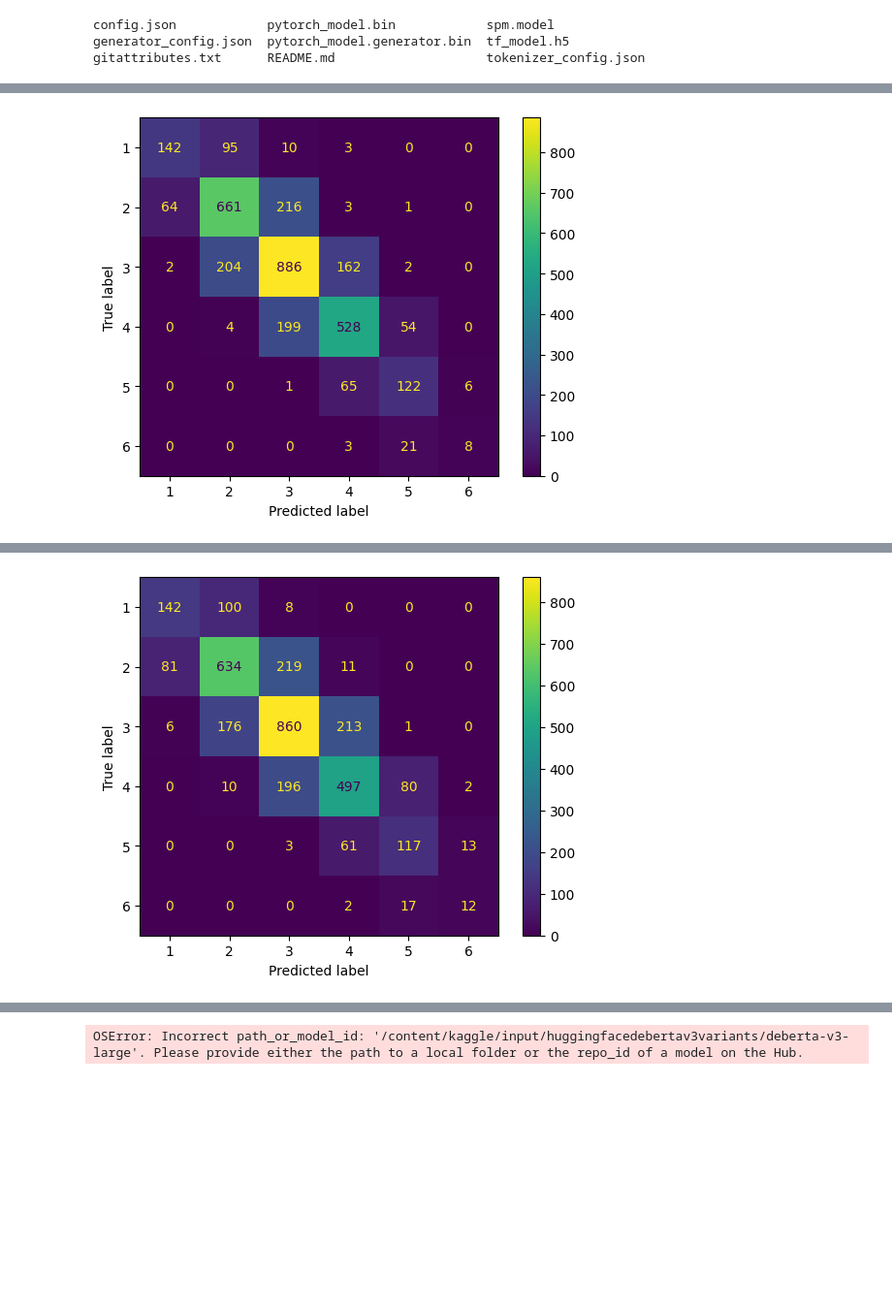
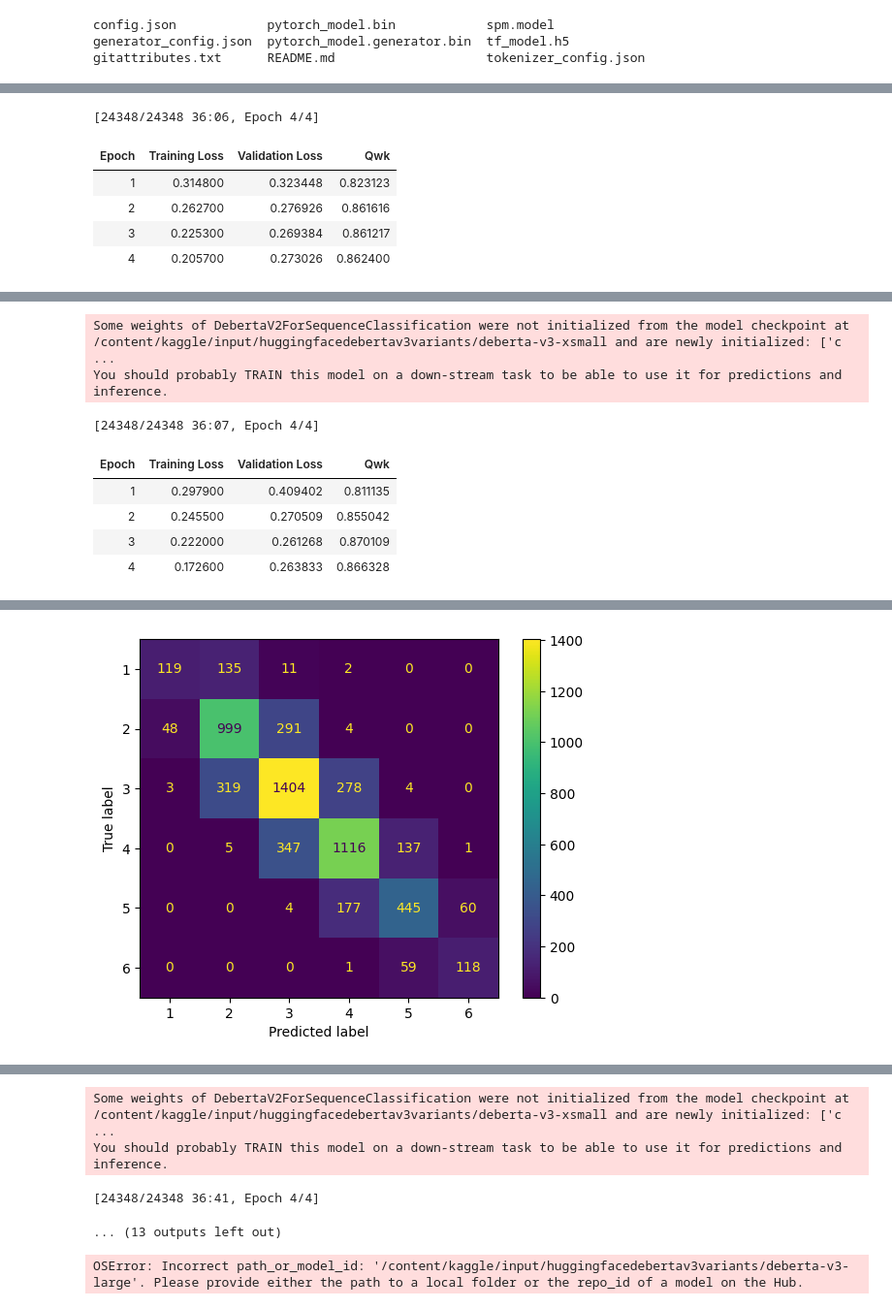
Before and after one commit to ShionMatsuoka/For_ExSeed, a Jupyter notebook: DeBERTa_v3_SMALL_Starter_[CV_0_820_LB_0_790].ipynb, the cells around one changed output, grey strips where cells are left out. Shown at 97% size. Cells and saved outputs as stored; diff of their text form; code cells hidden in the pictures; blank space fills up the shorter version.

Commit message:
xsmall重複なし

```diff
--- a/DeBERTa_v3_SMALL_Starter_[CV_0_820_LB_0_790].ipynb
+++ b/DeBERTa_v3_SMALL_Starter_[CV_0_820_LB_0_790].ipynb
@@ -170,6 +170,7 @@ VER=1
 
 # IF "LOAD_FROM" IS None, THEN WE TRAIN NEW MODELS
 LOAD_FROM = "/content/kaggle/input/deberta-v3-small-finetuned-v1/"
+LOAD_FROM=None
 
 # WHEN TRAINING NEW MODELS SET COMPUTE_CV = True
 # WHEN LOADING MODELS, WE CAN CHOOSE True or False
@@ -212,7 +213,7 @@ class PATHS:
     train_path = '/content/kaggle/input/learning-agency-lab-automated-essay-scoring-2/train.csv'
     test_path = '/content/kaggle/input/learning-agency-lab-automated-essay-scoring-2/test.csv'
     sub_path = '/content/kaggle/input/learning-agency-lab-automated-essay-scoring-2/sample_submission.csv'
-    model_path = "/content/kaggle/input/huggingfacedebertav3variants/deberta-v3-large"
+    model_path = "/content/kaggle/input/huggingfacedebertav3variants/deberta-v3-xsmall"
 # %%
 class CFG:
     n_splits = 5
@@ -446,3 +454,21 @@ We add new tokens for ("\n") new paragraph and (" "*2) double space because the
 config.json            pytorch_model.bin            spm.model
 generator_config.json  pytorch_model.generator.bin  tf_model.h5
 gitattributes.txt      README.md                    tokenizer_config.json
+# %%
+import os
+import shutil
+
+# Google Driveの保存先パスを設定
+google_drive_path = '/content/drive/My Drive/kaggle_data/deberta-v3-xsmallPer-finetuned-v1'
+
+# KaggleからダウンロードしたデータをGoogle Driveにコピー
+os.makedirs(google_drive_path, exist_ok=True)
+
+# 各フォルダを個別のサブディレクトリとしてコピー
+shutil.copytree('/content/deberta-v3-large_AES2_fold_0_v1', os.path.join(google_drive_path, 'deberta-v3-large_AES2_fold_0_v1'), dirs_exist_ok=True)
+shutil.copytree('/content/deberta-v3-large_AES2_fold_1_v1', os.path.join(google_drive_path, 'deberta-v3-large_AES2_fold_1_v1'), dirs_exist_ok=True)
+shutil.copytree('/content/deberta-v3-large_AES2_fold_2_v1', os.path.join(google_drive_path, 'deberta-v3-large_AES2_fold_2_v1'), dirs_exist_ok=True)
+shutil.copytree('/content/deberta-v3-large_AES2_fold_3_v1', os.path.join(google_drive_path, 'deberta-v3-large_AES2_fold_3_v1'), dirs_exist_ok=True)
+shutil.copytree('/content/deberta-v3-large_AES2_fold_4_v1', os.path.join(google_drive_path, 'deberta-v3-large_AES2_fold_4_v1'), dirs_exist_ok=True)
+
+print(f'Data copied to Google Drive at {google_drive_path}')
@@ -449,6 +477,9 @@ gitattributes.txt      README.md                    tokenizer_config.json
 # %%
 if COMPUTE_CV:
     for fold in range(len(data['fold'].unique())):
+        # if fold==0:
+        #   shutil.copytree(f'/content/deberta-v3-xsmallPer_AES2_fold_{fold}_v{VER}', os.path.join(google_drive_path, f'deberta-v3-xsmallPer_AES2_fold_{fold}_v{VER}'), dirs_exist_ok=True)
+        #   continue
 
         # GET TRAIN AND VALID DATA
         train = data[data['fold'] != fold]
@@ -504,8 +535,8 @@ if COMPUTE_CV:
 
         # SAVE FOLD MODEL AND TOKENIZER
         if LOAD_FROM is None:
-            trainer.save_model(f'deberta-v3-small_AES2_fold_{fold}_v{VER}')
-            tokenizer.save_pretrained(f'deberta-v3-small_AES2_fold_{fold}_v{VER}')
+            trainer.save_model(f'deberta-v3-xsmallPer2_AES2_fold_{fold}_v{VER}')
+            tokenizer.save_pretrained(f'deberta-v3-xsmallPer2_AES2_fold_{fold}_v{VER}')
 
         # SAVE OOF PREDICTIONS
         if USE_REGRESSION:
@@ -514,4 +545,5 @@ if COMPUTE_CV:
             COLS = [f'p{x}' for x in range(CFG.num_labels)]
             valid[COLS] = predictions0
         valid.to_csv(f'valid_df_fold_{fold}_v{VER}.csv', index=False)
+        shutil.copytree(f'/content/deberta-v3-xsmallPer2_AES2_fold_{fold}_v{VER}', os.path.join(google_drive_path, f'deberta-v3-xsmallPer2_AES2_fold_{fold}_v{VER}'), dirs_exist_ok=True)
 # %% [output]
@@ -518 +552,7 @@ if COMPUTE_CV:
+[24348/24348 36:06, Epoch 4/4]
+| Epoch | Training Loss | Validation Loss | Qwk |
+| 1 | 0.314800 | 0.323448 | 0.823123 |
+| 2 | 0.262700 | 0.276926 | 0.861616 |
+| 3 | 0.225300 | 0.269384 | 0.861217 |
+| 4 | 0.205700 | 0.273026 | 0.862400 |
 [interactive output not drawn]
@@ -520,2 +560,10 @@ if COMPUTE_CV:
+Some weights of DebertaV2ForSequenceClassification were not initialized from the model checkpoint at /content/kaggle/input/huggingfacedebertav3variants/deberta-v3-xsmall and are newly initialized: ['c ...
+You should probably TRAIN this model on a down-stream task to be able to use it for predictions and inference.
+[24348/24348 36:07, Epoch 4/4]
+| Epoch | Training Loss | Validation Loss | Qwk |
+| 1 | 0.297900 | 0.409402 | 0.811135 |
+| 2 | 0.245500 | 0.270509 | 0.855042 |
+| 3 | 0.222000 | 0.261268 | 0.870109 |
+| 4 | 0.172600 | 0.263833 | 0.866328 |
 [interactive output not drawn]
-[figure, old version]
+[figure, new version]
@@ -523 +569,0 @@ if COMPUTE_CV:
-[figure, removed]
@@ -528,3 +570,7 @@ if COMPUTE_CV:
+Some weights of DebertaV2ForSequenceClassification were not initialized from the model checkpoint at /content/kaggle/input/huggingfacedebertav3variants/deberta-v3-xsmall and are newly initialized: ['c ...
+You should probably TRAIN this model on a down-stream task to be able to use it for predictions and inference.
+[24348/24348 36:41, Epoch 4/4]
+... (13 outputs left out)
 # %%
 import matplotlib.pyplot as plt
 import seaborn as sns
```
Also changed, not shown: parts of 16 cells of this notebook.
